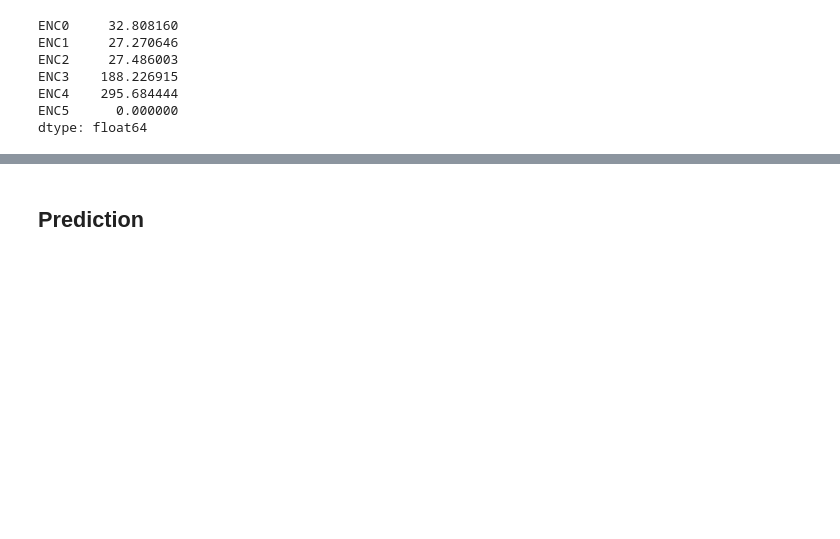
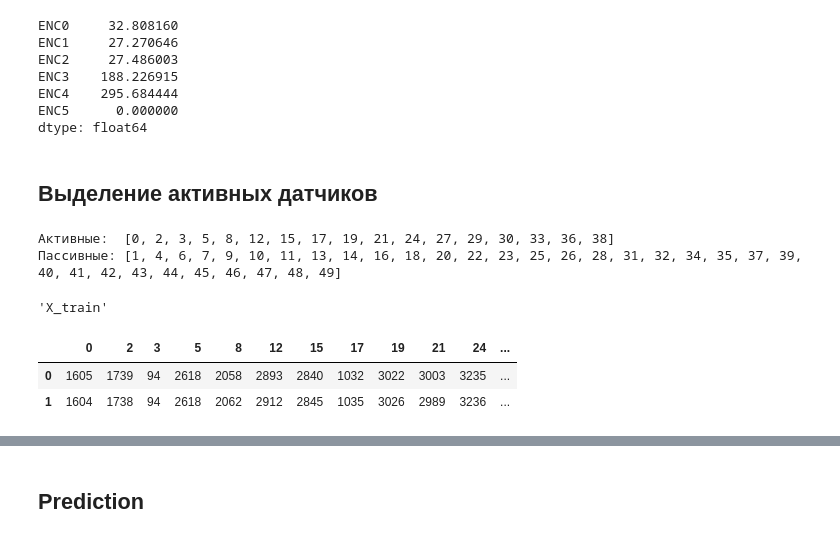
Before and after one commit to Internship-moto/Gestures_3, a Jupyter notebook: notebooks/Gestures_1.ipynb, the cells around one changed output, grey strips where cells are left out. Drawn from its saved outputs; the diff is of its cells as text; code cells hidden in the pictures; blank space fills up the shorter version.

```diff
--- a/notebooks/Gestures_1.ipynb
+++ b/notebooks/Gestures_1.ipynb
@@ -523,3 +519,25 @@ ENC3    188.226915
 ENC4    295.684444
 ENC5      0.000000
 dtype: float64
+# %% [markdown]
+## Выделение активных датчиков
+# %%
+# Разделим датчики по величине амплитуды равной 200
+sign, nonsign = list(), list()
+
+for i in range(X_train.shape[1]):
+    if X_train.iloc[:,i].max()>250:
+        sign.append(i)
+    else:
+        nonsign.append(i)
+print('Активные: ', sign, '\nПассивные:',nonsign)
+
+X_train_a, X_test_a = gestures_train.iloc[:,sign], gestures_test.iloc[:,sign] #56
+display('X_train', X_train_a.head(2))
+# %% [output]
+Активные:  [0, 2, 3, 5, 8, 12, 15, 17, 19, 21, 24, 27, 29, 30, 33, 36, 38]
+Пассивные: [1, 4, 6, 7, 9, 10, 11, 13, 14, 16, 18, 20, 22, 23, 25, 26, 28, 31, 32, 34, 35, 37, 39, 40, 41, 42, 43, 44, 45, 46, 47, 48, 49]
+'X_train'
+|  | 0 | 2 | 3 | 5 | 8 | 12 | 15 | 17 | 19 | 21 | 24 | ... |
+| 0 | 1605 | 1739 | 94 | 2618 | 2058 | 2893 | 2840 | 1032 | 3022 | 3003 | 3235 | ... |
+| 1 | 1604 | 1738 | 94 | 2618 | 2062 | 2912 | 2845 | 1035 | 3026 | 2989 | 3236 | ... |
```
Also changed, not shown: parts of 16 cells of this notebook.
